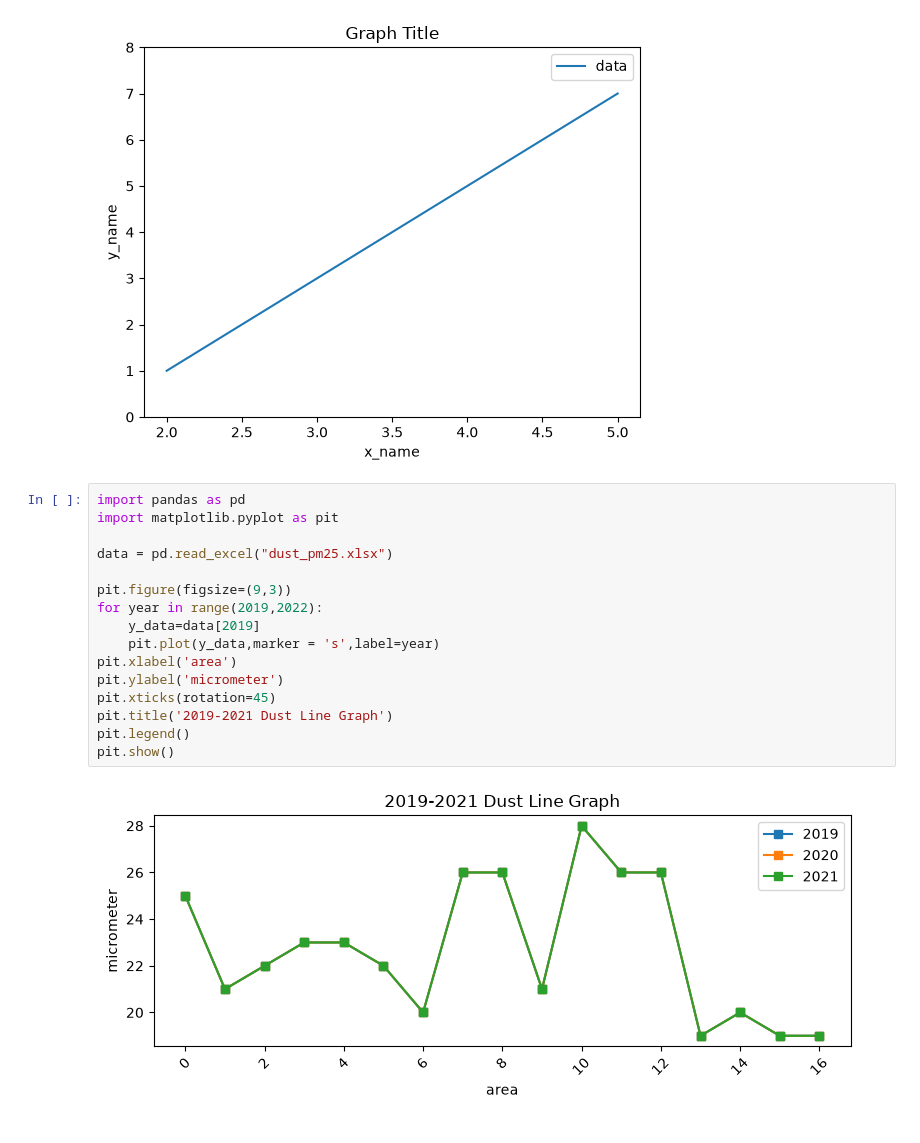
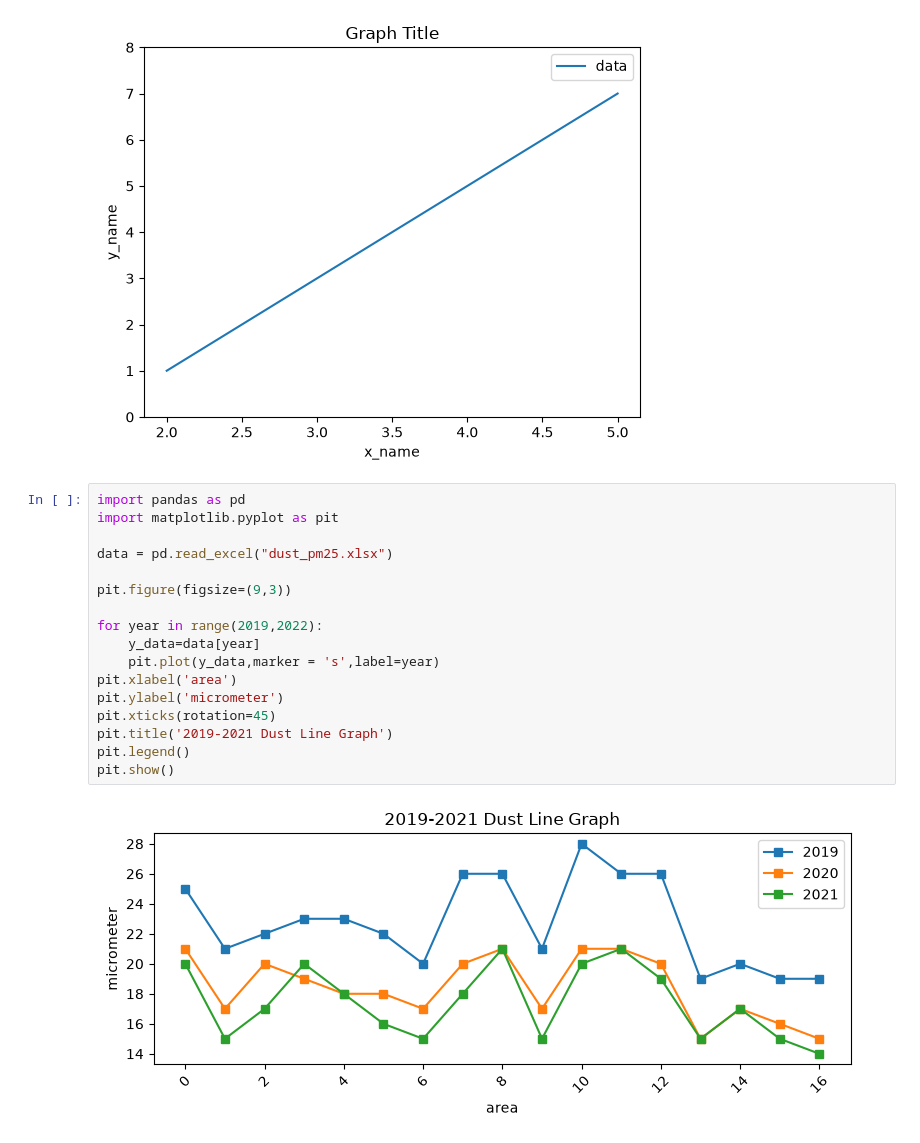
Before and after one commit to b0kuyaba/Study_Ai, a Jupyter notebook: 데이터시각화.ipynb, the cells around one changed output. Saved outputs shown, nothing was run; the diff lists cells and outputs as text.

```diff
--- a/데이터시각화.ipynb
+++ b/데이터시각화.ipynb
@@ -15,18 +15,19 @@ pit.show()
 # %%
 import pandas as pd
 import matplotlib.pyplot as pit
 
 data = pd.read_excel("dust_pm25.xlsx")
 
 pit.figure(figsize=(9,3))
+
 for year in range(2019,2022):
-    y_data=data[2019]
+    y_data=data[year]
     pit.plot(y_data,marker = 's',label=year)
 pit.xlabel('area')
 pit.ylabel('micrometer')
 pit.xticks(rotation=45)
 pit.title('2019-2021 Dust Line Graph')
 pit.legend()
 pit.show()
 # %% [output]
-[figure, old version]
+[figure, new version]
```
Also changed, not shown: parts of 1 cell of this notebook, 2 other files.
